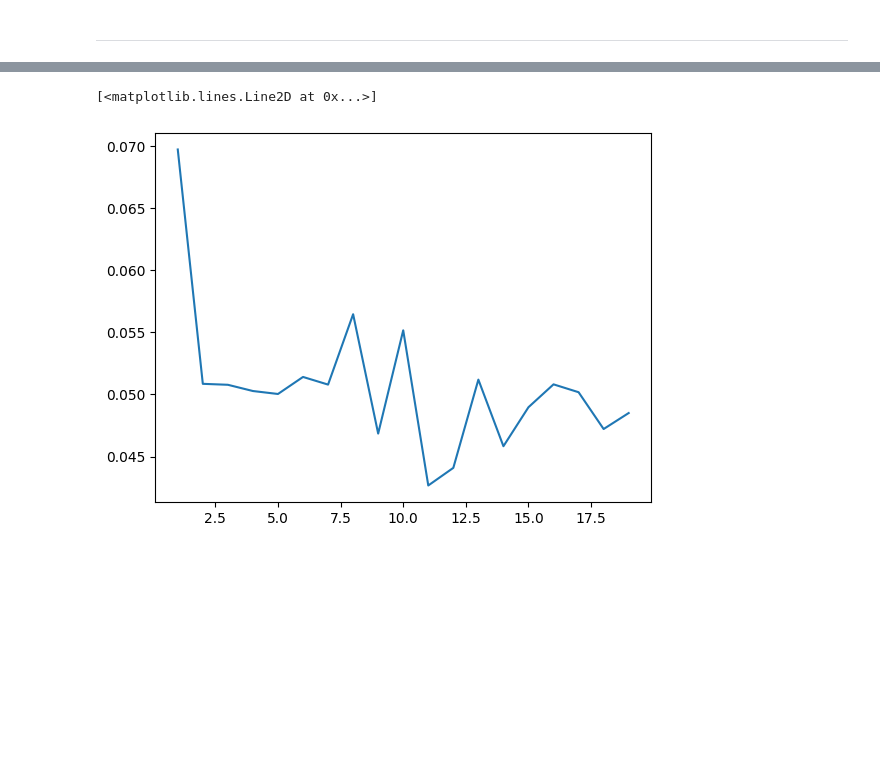
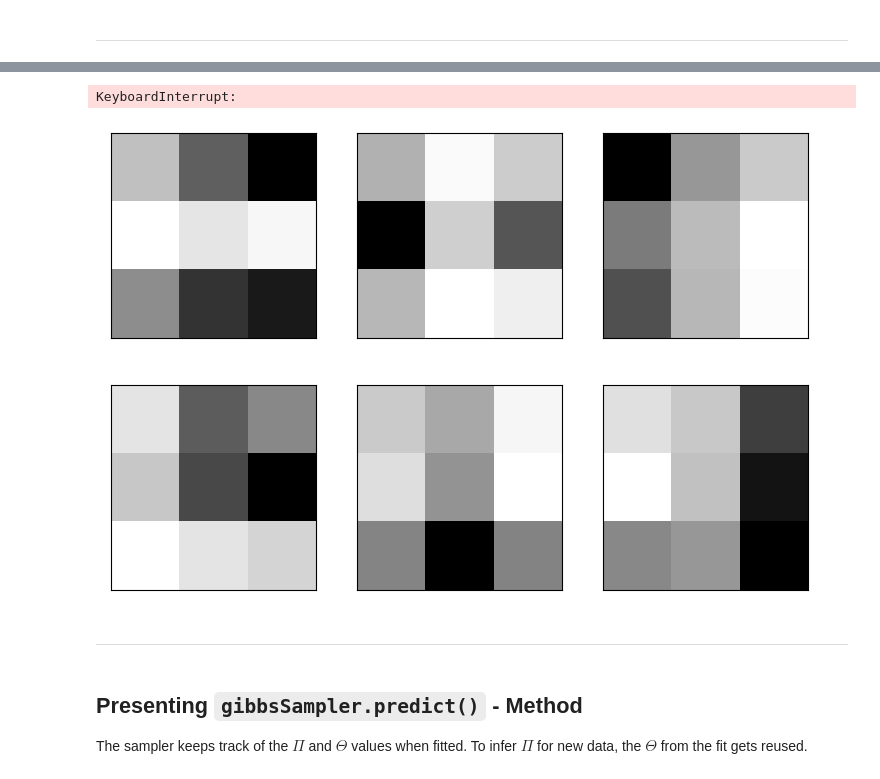
Before and after one commit to JannisZeller/topicflow, a Jupyter notebook: notebooks/custom_gibbs_sampling.ipynb, the cells around one changed output, grey strips where cells are left out. Saved outputs shown, nothing was run; the diff lists cells and outputs as text; code cells hidden in the pictures; blank space fills up the shorter version.

```diff
--- a/notebooks/custom_gibbs_sampling.ipynb
+++ b/notebooks/custom_gibbs_sampling.ipynb
@@ -87,0 +103,4 @@ fig = tpc_utils.visualize_topics(model_fixed_n.Theta, 2, sqrt_N_vocab)
+# %%
+## Usage with "full"-processing
+model3 = tpc_sampler.gibbsSampler(K_topics=2*sqrt_N_vocab, fit_procedure="standard")
+model3.fit(words, N_iter=200)
@@ -87,0 +111,4 @@ fig = tpc_utils.visualize_topics(model_fixed_n.Theta, 2, sqrt_N_vocab)
+# %%
+## Usage with batch processing
+model4 = tpc_sampler.gibbsSampler(K_topics=2*sqrt_N_vocab, fit_procedure="standard")
+model4.fit(words, n_batch=500, n_epochs=100, verbose=1)
@@ -88 +128,17 @@ fig = tpc_utils.visualize_topics(model_fixed_n.Theta, 2, sqrt_N_vocab)
+# %%
+## Only "full"-processing implmented
+model5 = tpc_sampler.gibbsSampler(K_topics=2*sqrt_N_vocab, fit_procedure="collapsed")
+model5.fit(words, N_iter=50)
+# %% [output]
+KeyboardInterrupt:
+# %%
+fig = tpc_utils.visualize_topics(model5.Theta, 2, sqrt_N_vocab)
+# %% [output]
+[figure, added]
+# %% [markdown]
+---
+# %% [markdown]
+## Presenting `gibbsSampler.predict()` - Method
+
+The sampler keeps track of the $\Pi$ and $\Theta$ values when fitted. To infer $\Pi$ for new data, the $\Theta$ from the fit gets reused.
 # %%
@@ -98,12 +154,7 @@ Theta_test, Pi_test, _, _, W_DId_test = data_test.extract_params()
 errs    = []
 N_iters = []
 
-for N_iter in tqdm(range(1, 20)):
-    Pi_pred = model_fixedN.predict(W_DId_test, N_iter=N_iter)
-    errs.append(np.mean(np.abs(Pi_pred - Pi_test)))
-    N_iters.append(N_iter)
-
-plt.plot(N_iters, errs)
+for it in tqdm(range(0, 20)):
+    Pi_pred = model1.predict(words_test, N_iter=it)
+    errs.append(np.mean(np.sqrt((Pi_pred - Pi_test)**2)))
+    N_iters.append(it)
-# %% [output]
-[<matplotlib.lines.Line2D at 0x...>]
-[figure, removed]
```
Also changed, not shown: parts of 19 cells of this notebook, 2 other files.
